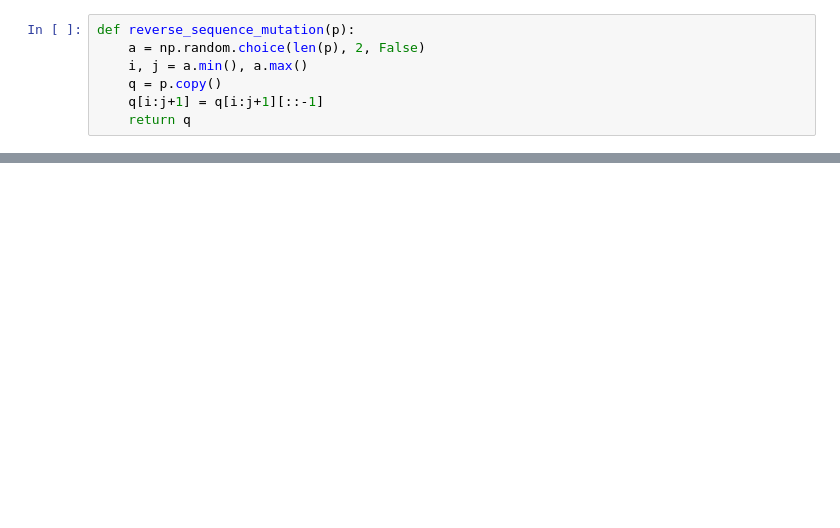
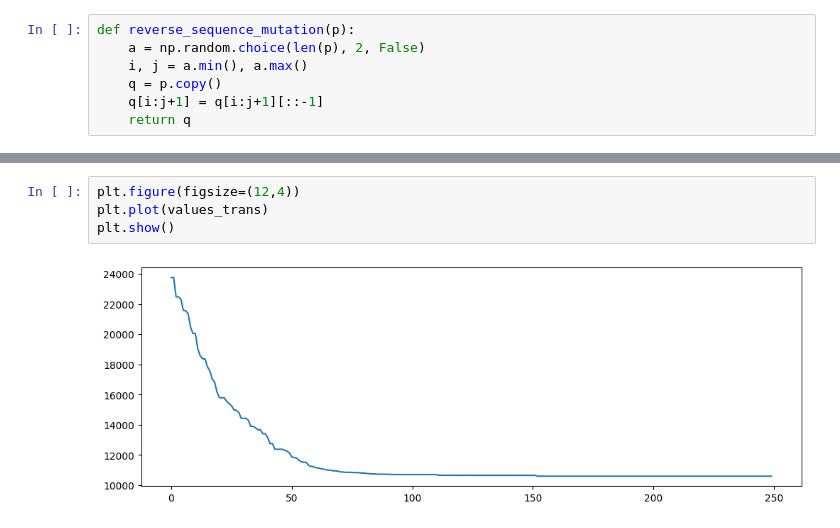
Before and after one commit to TheMMpl/ewolucyjne, a Jupyter notebook: AE2018_SGA-PMX_Demo.ipynb, the cells around one changed output, grey strips where cells are left out. Drawn from its saved outputs; the diff is of its cells as text; blank space fills up the shorter version.

```diff
--- a/AE2018_SGA-PMX_Demo.ipynb
+++ b/AE2018_SGA-PMX_Demo.ipynb
@@ -344,0 +562,6 @@ for t in range(number_of_iterations):
+# %%
+plt.figure(figsize=(12,4))
+plt.plot(values_trans)
+plt.show()
+# %% [output]
+[figure, added]
```
Also changed, not shown: parts of 12 cells of this notebook.
